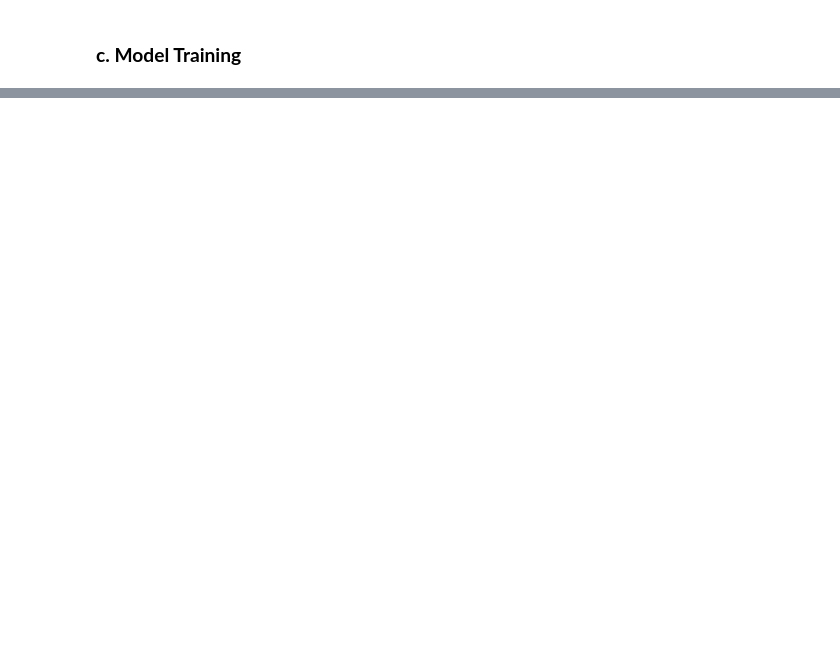
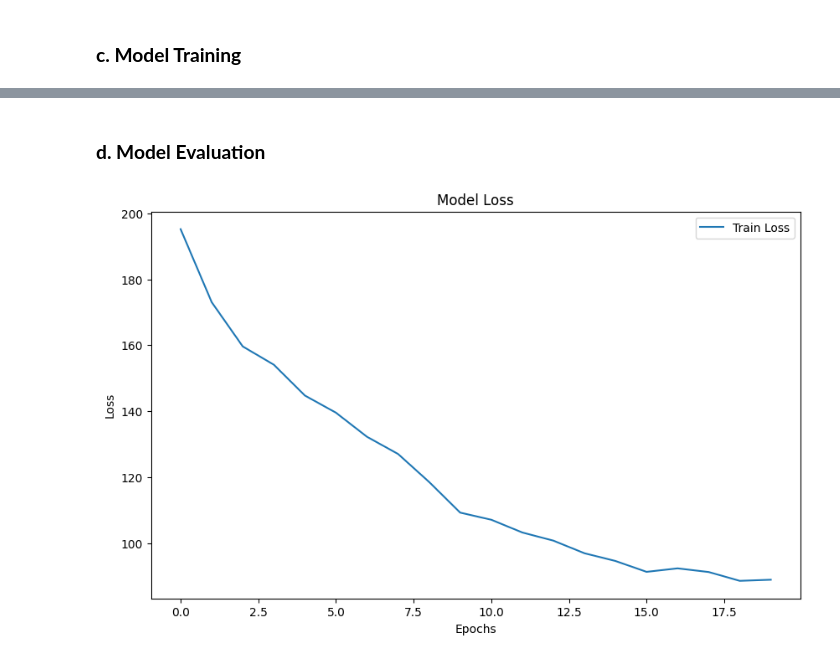
Before and after one commit to nehajanar/Air-Quality-Detection, a Jupyter notebook: code/aqi_prediction.ipynb, the cells around one changed output, grey strips where cells are left out. Saved outputs shown, nothing was run; the diff lists cells and outputs as text; code cells hidden in the pictures; blank space fills up the shorter version.

Commit message:
model training and initial result

```diff
--- a/code/aqi_prediction.ipynb
+++ b/code/aqi_prediction.ipynb
@@ -1100,0 +1057,9 @@ Epoch 6/50
+# %%
+# Train the model
+history = model.fit(
+    [train_X, train_states, train_counties, train_cities],  # Training data
+    train_y,  # Training targets
+    epochs=20,  # Use fewer epochs for quicker results
+    batch_size=64,
+    verbose=2
+)
@@ -1100,0 +1084,13 @@ Epoch 6/50
+# %% [markdown]
+### **d. Model Evaluation**
+# %%
+# Plot training and validation loss
+plt.figure(figsize=(10, 6))
+plt.plot(history.history['loss'], label='Train Loss')
+plt.title('Model Loss')
+plt.xlabel('Epochs')
+plt.ylabel('Loss')
+plt.legend()
+plt.show()
+# %% [output]
+[figure, added]
```
Also changed, not shown: parts of 8 cells of this notebook, 2 other files.
